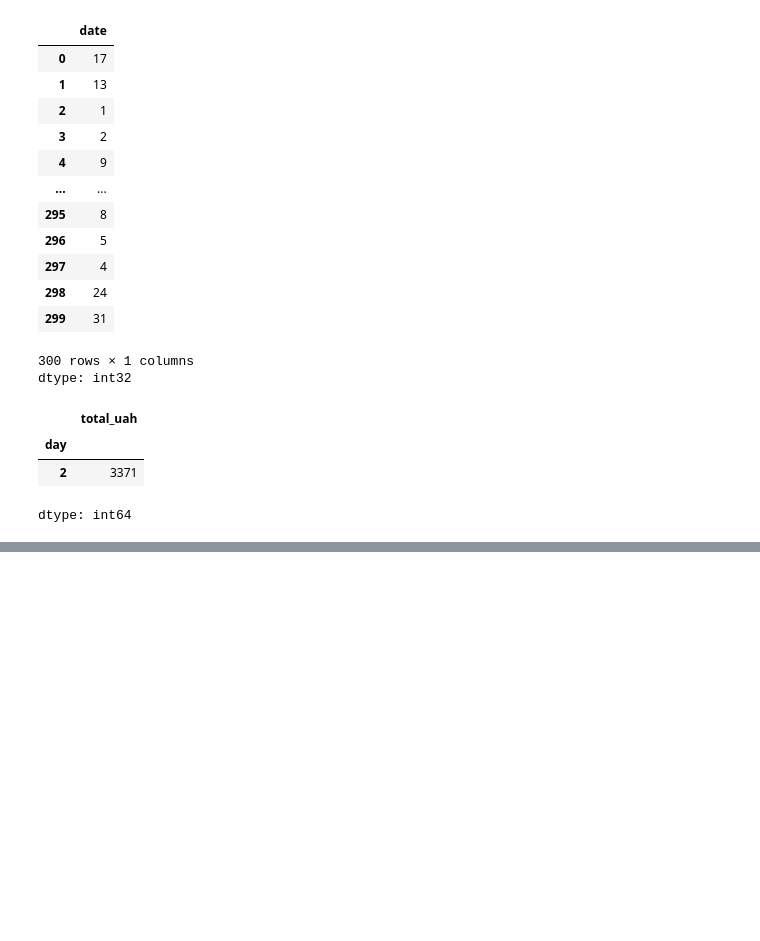
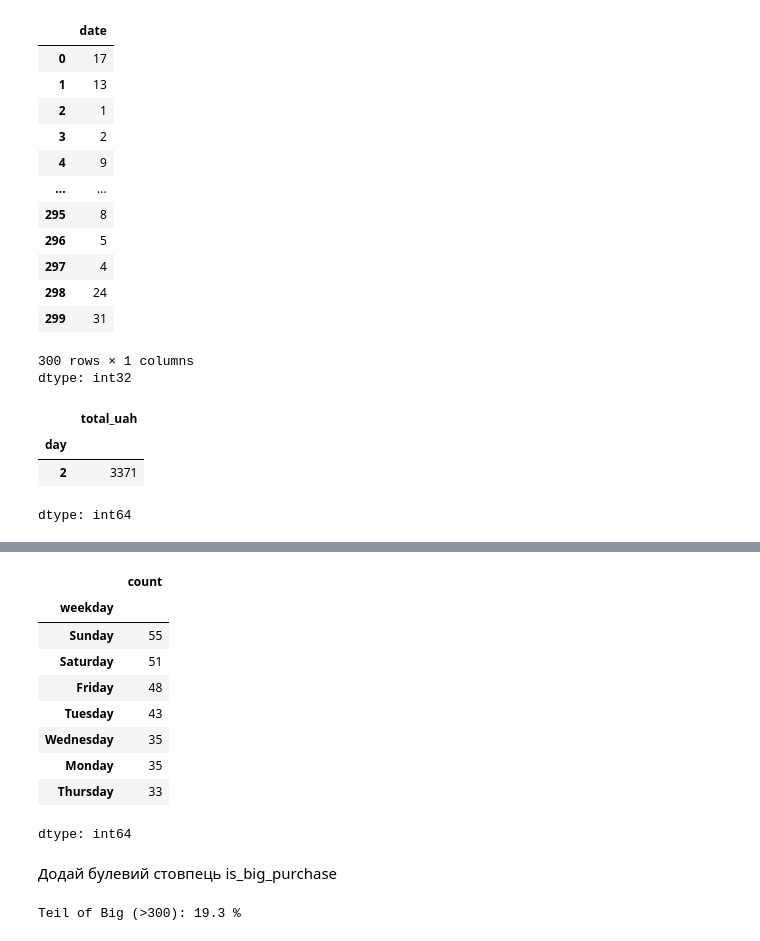
Before and after one commit to T-Svitlichna/DTA_Python, a Jupyter notebook: Lekcia/Oksana"store_sales_analysis_ipynb".ipynb, the cells around one changed output, grey strips where cells are left out. Saved outputs shown, nothing was run; the diff lists cells and outputs as text; code cells hidden in the pictures; blank space fills up the shorter version.

```diff
--- a/Lekcia/Oksana"store_sales_analysis_ipynb".ipynb
+++ b/Lekcia/Oksana"store_sales_analysis_ipynb".ipynb
@@ -483,0 +488,10 @@ dtype: int64
+# %%
+df["age_group"] = pd.cut(
+df["customer_age"],
+bins=(0,30,50,100),
+labels=["Young","Middle","Alt"], # 0-30, 30 - not include, 30-50 - 50 not includ, 50-100 - 100 not includ
+right=False
+)
+print("khkh")
+df.head()
+df.age_group.value_counts()
@@ -483,0 +506,22 @@ dtype: int64
+# %%
+df["weekday"] = df.date.dt.day_name()
+df.weekday.value_counts()
+# %% [output]
+|  | count |
+| weekday |  |
+| Sunday | 55 |
+| Saturday | 51 |
+| Friday | 48 |
+| Tuesday | 43 |
+| Wednesday | 35 |
+| Monday | 35 |
+| Thursday | 33 |
+dtype: int64
+# %% [markdown]
+Додай булевий стовпець is_big_purchase
+# %%
+df["big_pur"] = df.total_uah > 300
+pct = df["big_pur"].mean()*100
+print(f"Teil of Big (>300): {pct:.1f} %")
+# %% [output]
+Teil of Big (>300): 19.3 %
```
Also changed, not shown: parts of 6 cells of this notebook.
